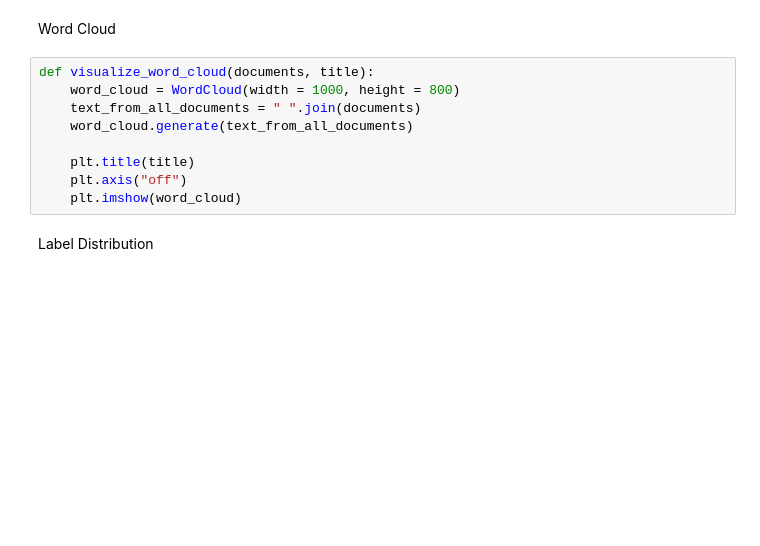
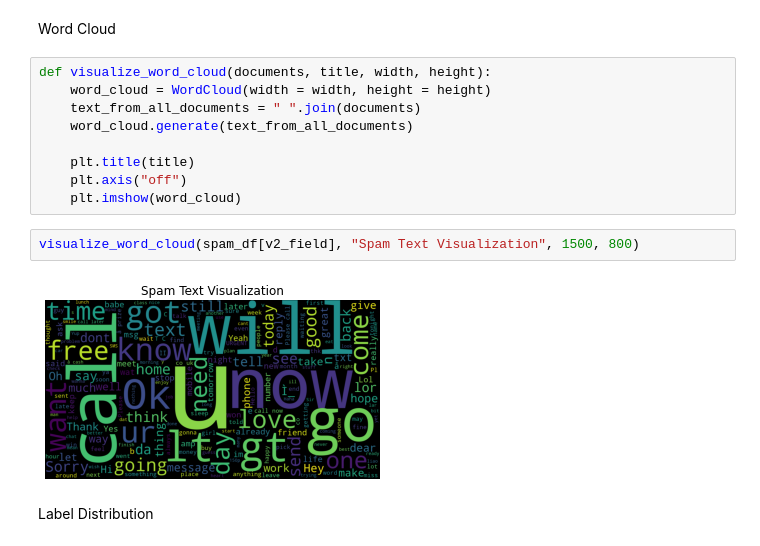
Before and after one commit to MaxZx3000/Spam-Detection, a Jupyter notebook: spam_detection.ipynb, the cells around one changed output. Saved outputs shown, nothing was run; the diff lists cells and outputs as text; blank space fills up the shorter version.

Commit message:
Visualize Word Cloud from Spam Dataset

```diff
--- a/spam_detection.ipynb
+++ b/spam_detection.ipynb
@@ -38,13 +38,17 @@ spam_df
 # %% [markdown]
 Word Cloud
 # %%
-def visualize_word_cloud(documents, title):
-    word_cloud = WordCloud(width = 1000, height = 800)
+def visualize_word_cloud(documents, title, width, height):
+    word_cloud = WordCloud(width = width, height = height)
     text_from_all_documents = " ".join(documents)
     word_cloud.generate(text_from_all_documents)
 
     plt.title(title)
     plt.axis("off")
     plt.imshow(word_cloud)
+# %%
+visualize_word_cloud(spam_df[v2_field], "Spam Text Visualization", 1500, 800)
+# %% [output]
+[figure, added]
 # %% [markdown]
 Label Distribution
```
